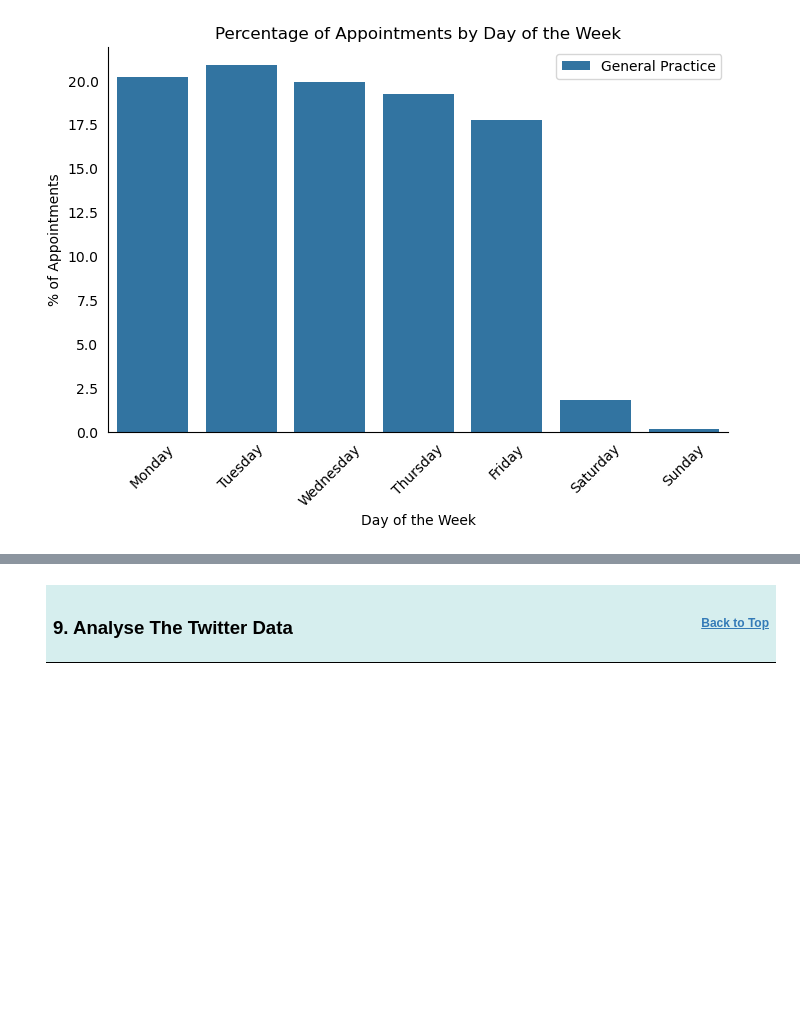
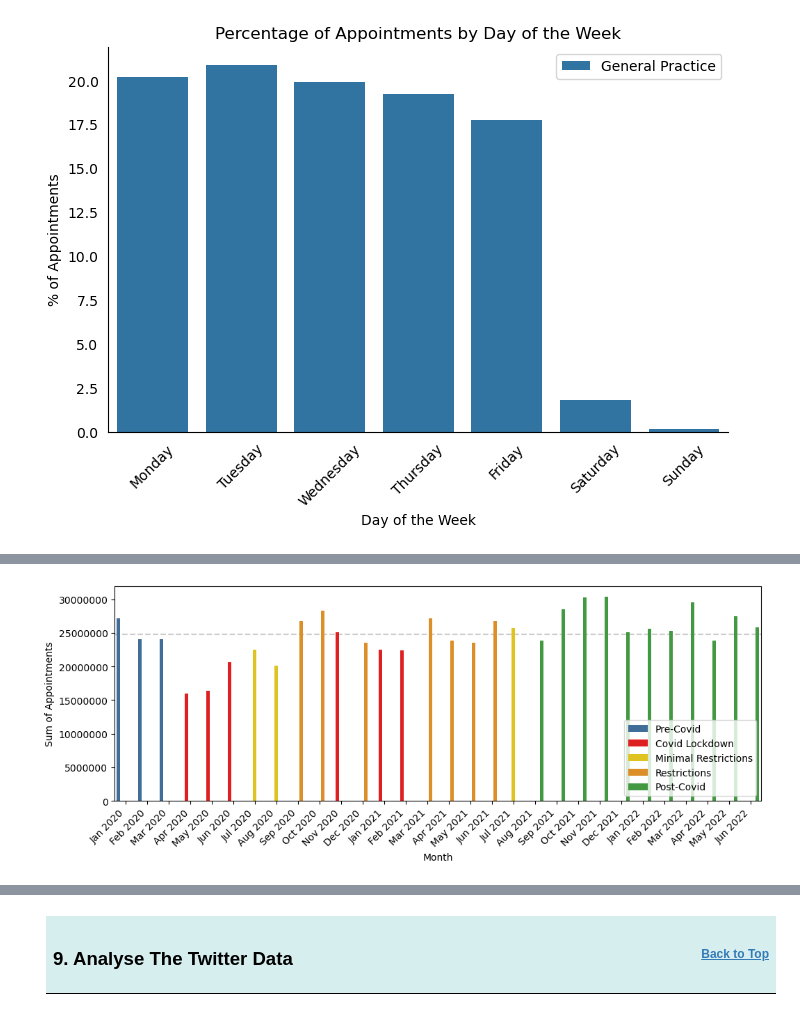
Before and after one commit to lukebart/NHS_Missed_GP_Appointments, a Jupyter notebook: Bartholomew_Luke_DA201_Assignment_Notebook.ipynb, the cells around one changed output, grey strips where cells are left out. Cells and saved outputs as stored; diff of their text form; code cells hidden in the pictures; blank space fills up the shorter version.

```diff
--- a/Bartholomew_Luke_DA201_Assignment_Notebook.ipynb
+++ b/Bartholomew_Luke_DA201_Assignment_Notebook.ipynb
@@ -1515,0 +2115,3 @@ plt.show()
+# %%
+# Read the nc table from the database
+ar_groupby_month = pd.read_sql('SELECT * from ar_groupby_month ORDER BY appointment_date', engine)
@@ -1515,0 +2127,34 @@ plt.show()
+# %%
+fig, ax = plt.subplots(figsize=(12, 4))
+
+# the average monthly appointments
+df_mean = ar_groupby_month['sum'].mean()
+
+# use seaborn to plot the chart
+sns.barplot(data=ar_groupby_month, x='appointment_date', y='sum', hue='covid_status', ax=ax,
+            palette={'Pre-Covid':'#326da8', 'Covid Lockdown':'r', 'Minimal Restrictions':'#ffd900','Restrictions':'#fa920a', 'Post-Covid':'#34a832'})
+
+sns.set_palette('Paired')
+
+# list of labels for x axis
+x_dates = ar_groupby_month['appointment_date'].dt.strftime('%b %Y')
+ax.xaxis.set_major_formatter(mdates.ConciseDateFormatter(ax.xaxis.get_major_locator()))
+ax.set_xticklabels(labels=x_dates, rotation=45, ha='right')
+
+# format the y axis labels
+ax.ticklabel_format(style='plain', axis='y')
+
+# plot the mean line
+ax.axhline(y=df_mean, color='#CCCCCC', linestyle='--', zorder=0)
+
+# label the axis
+ax.set_ylabel(r'Sum of Appointments')
+ax.set_xlabel(r'Month')
+
+# show the legend
+plt.legend(loc='lower right')
+
+# show the graph
+plt.show()
+# %% [output]
+[figure, added]
```
Also changed, not shown: parts of 197 cells of this notebook, 1 other file.
